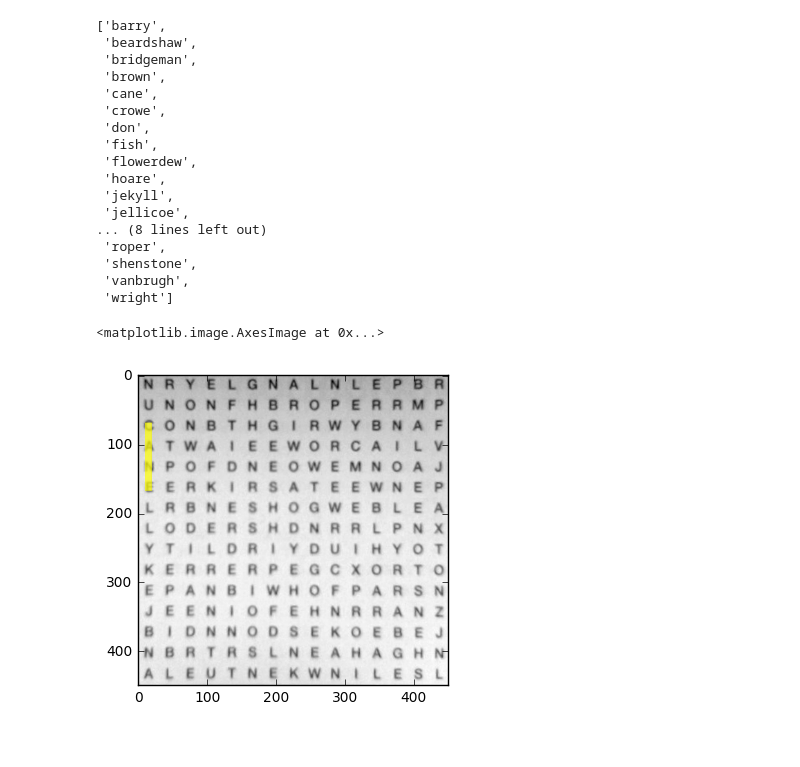
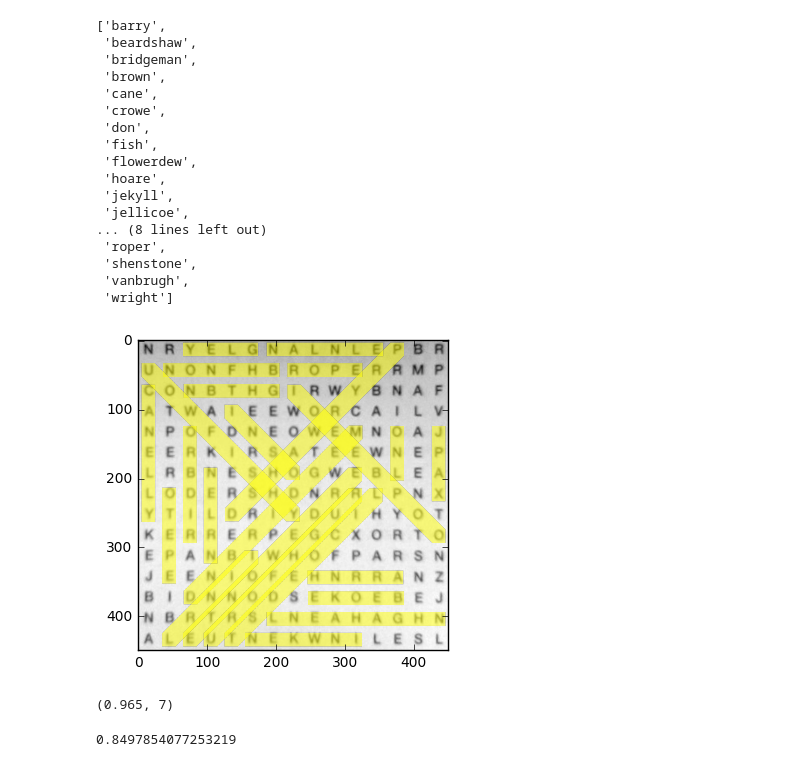
Before and after one commit to jmacmahon/data-driven-assignment-2, a Jupyter notebook: Main.ipynb, the cells around one changed output. Saved outputs shown, nothing was run; the diff lists cells and outputs as text; code cells hidden in the pictures.

```diff
--- a/Main.ipynb
+++ b/Main.ipynb
@@ -39,16 +38,17 @@ data._raw_data['words']
  'shenstone',
  'vanbrugh',
  'wright']
-# %%
-word = 'cane'
-fits = data.wordsearch1.find_word_fits(word)
-best = fits[0]
-x, y = best['coords']
-x += 0.5
-y += 0.5
-data.wordsearch1.show()
-line = display.line((x*30, y*30), (((len(word)-1)*best['direction'][0] + x)*30, ((len(word)-1)*best['direction'][1] + y)*30), rad=5)
-plt.imshow(line, alpha=0.7)
-# %% [output]
-<matplotlib.image.AxesImage at 0x...>
-[figure, removed]
+# %%
+import cProfile
+cProfile.run("data.wordsearch1.find_all_and_show(rad=10)", "show_stats_3")
+# %% [output]
+[figure, added]
+# %%
+nn.partition_test(200)
+# %% [output]
+(0.965, 7)
+# %%
+confusion_matrix, percentage, misclassified = nn.loo_test()
+percentage
+# %% [output]
+0.8497854077253219
```
Also changed, not shown: parts of 2 cells of this notebook, 5 other files.
